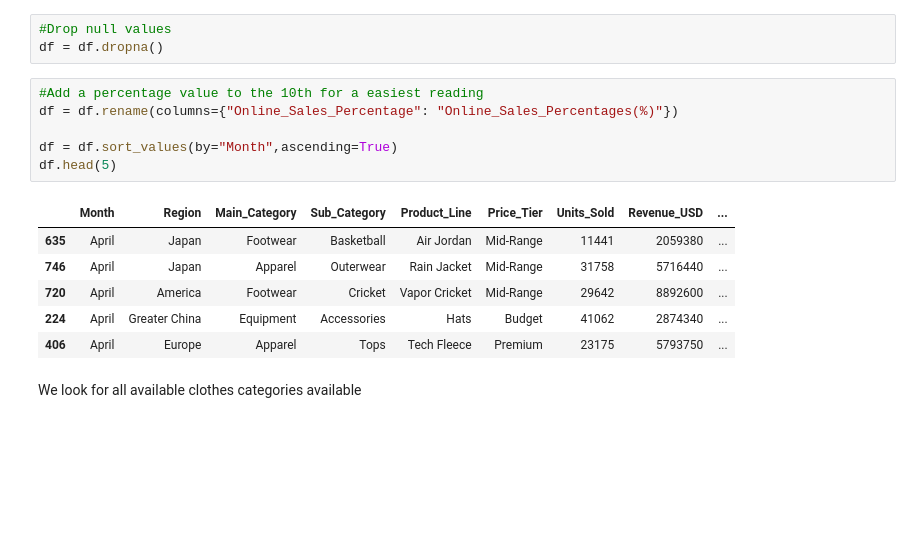
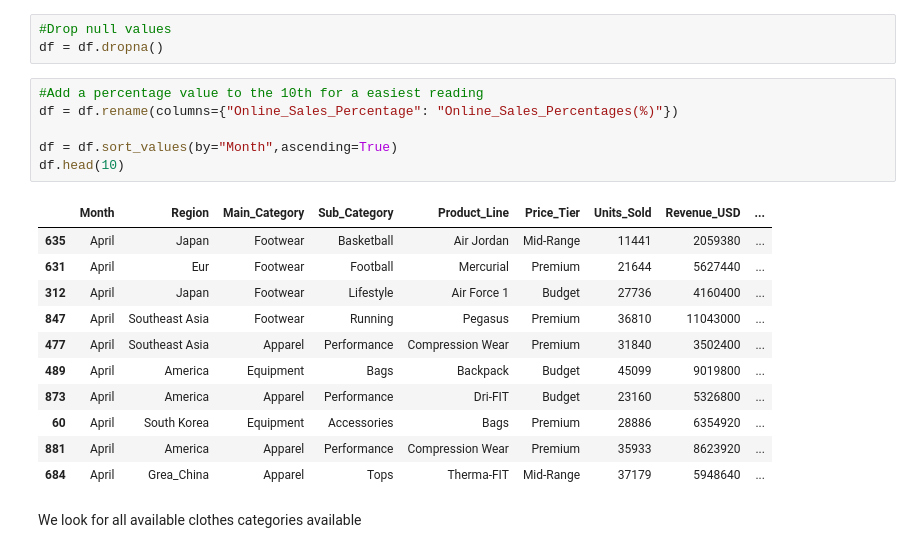
Before and after one commit to gas2345678/data_analysis-portfolio, a Jupyter notebook: Python/data_analysis_visualizations/nike_sales_2024.ipynb, the cells around one changed output. Cells and saved outputs as stored; diff of their text form; blank space fills up the shorter version.

```diff
--- a/Python/data_analysis_visualizations/nike_sales_2024.ipynb
+++ b/Python/data_analysis_visualizations/nike_sales_2024.ipynb
@@ -49,16 +50,21 @@ df = df.dropna()
 # %%
 #Add a percentage value to the 10th for a easiest reading
 df = df.rename(columns={"Online_Sales_Percentage": "Online_Sales_Percentages(%)"})
 
 df = df.sort_values(by="Month",ascending=True)
-df.head(5)
+df.head(10)
 # %% [output]
 |  | Month | Region | Main_Category | Sub_Category | Product_Line | Price_Tier | Units_Sold | Revenue_USD | ... |
 | 635 | April | Japan | Footwear | Basketball | Air Jordan | Mid-Range | 11441 | 2059380 | ... |
-| 746 | April | Japan | Apparel | Outerwear | Rain Jacket | Mid-Range | 31758 | 5716440 | ... |
-| 720 | April | America | Footwear | Cricket | Vapor Cricket | Mid-Range | 29642 | 8892600 | ... |
-| 224 | April | Greater China | Equipment | Accessories | Hats | Budget | 41062 | 2874340 | ... |
-| 406 | April | Europe | Apparel | Tops | Tech Fleece | Premium | 23175 | 5793750 | ... |
+| 631 | April | Eur | Footwear | Football | Mercurial | Premium | 21644 | 5627440 | ... |
+| 312 | April | Japan | Footwear | Lifestyle | Air Force 1 | Budget | 27736 | 4160400 | ... |
+| 847 | April | Southeast Asia | Footwear | Running | Pegasus | Premium | 36810 | 11043000 | ... |
+| 477 | April | Southeast Asia | Apparel | Performance | Compression Wear | Premium | 31840 | 3502400 | ... |
+| 489 | April | America | Equipment | Bags | Backpack | Budget | 45099 | 9019800 | ... |
+| 873 | April | America | Apparel | Performance | Dri-FIT | Budget | 23160 | 5326800 | ... |
+| 60 | April | South Korea | Equipment | Accessories | Bags | Premium | 28886 | 6354920 | ... |
+| 881 | April | America | Apparel | Performance | Compression Wear | Premium | 35933 | 8623920 | ... |
+| 684 | April | Grea_China | Apparel | Tops | Therma-FIT | Mid-Range | 37179 | 5948640 | ... |
 # %% [markdown]
 We look for all available clothes categories available
 # %%
```
Also changed, not shown: parts of 8 cells of this notebook.
